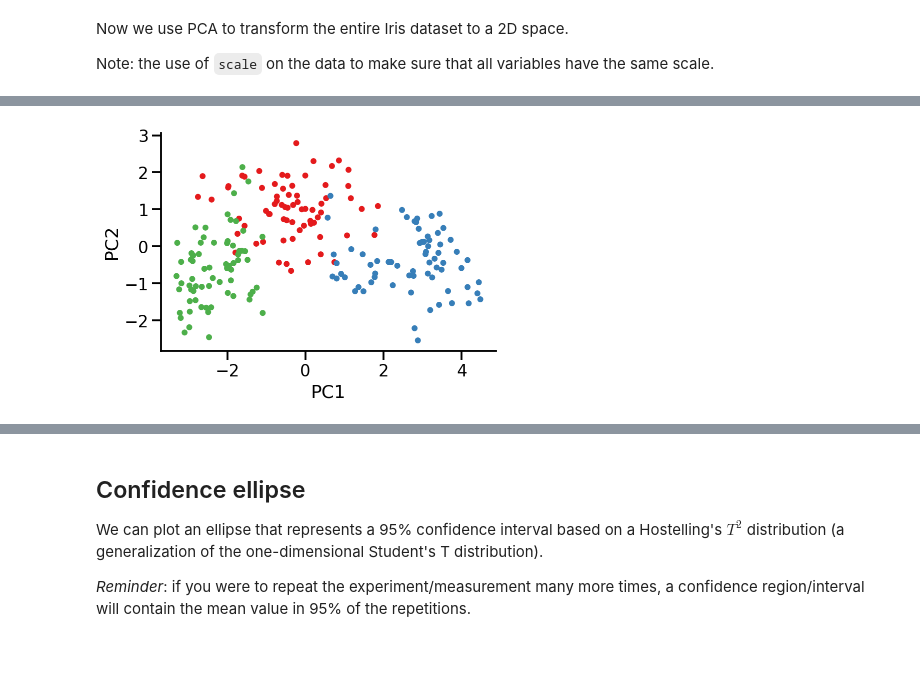
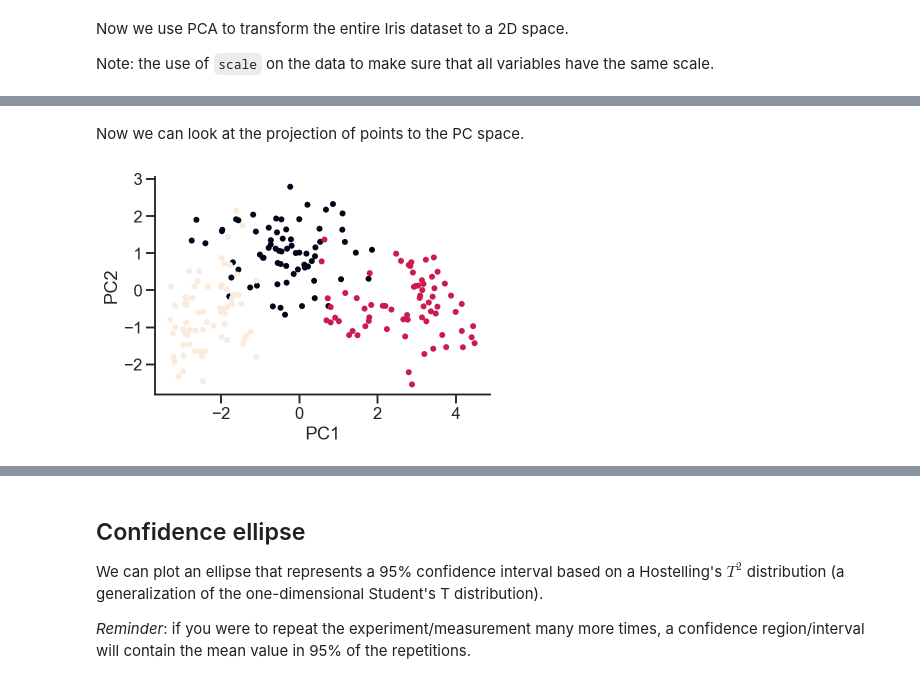
Before and after one commit to yoavram/DataSciPy, a Jupyter notebook: sessions/PCA.ipynb, the cells around one changed output, grey strips where cells are left out. Saved outputs shown, nothing was run; the diff lists cells and outputs as text; code cells hidden in the pictures; blank space fills up the shorter version.

```diff
--- a/sessions/PCA.ipynb
+++ b/sessions/PCA.ipynb
@@ -21,6 +21,7 @@ from sklearn.manifold import TSNE
 from sklearn.preprocessing import scale
 
 sns.set_context('talk')
+sns.set_style('ticks')
 
 def pca_labels():
     plt.xlabel('PC1')
@@ -204,5 +205,9 @@ Now we use PCA to transform the entire Iris dataset to a 2D space.
 
 Note: the use of `scale` on the data to make sure that all variables have the same scale.
 # %%
-X = scale(df[feature_names].values) # (X - X.mean(axis=0)) / X.std(axis=0, ddof=1)
-X_ = PCA(n_components=2).fit_transform(X)
+X = df[feature_names].values
+n_features = X.shape[1]
+y = df[target_name].values
+X = scale(X) # (X - X.mean(axis=0)) / X.std(axis=0, ddof=1)
+pca = PCA()
+X_ = pca.fit_transform(X)
@@ -209,6 +230,8 @@ X_ = PCA(n_components=2).fit_transform(X)
+# %% [markdown]
+Now we can look at the projection of points to the PC space.
 # %%
-plt.scatter(X_[:,0], X_[:,1], s=20, c=colors)
+plt.scatter(X_[:,0], X_[:,1], s=20, c=y)
 pca_labels()
 sns.despine()
 # %% [output]
-[figure, old version]
+[figure, new version]
```
Also changed, not shown: parts of 5 cells of this notebook.
